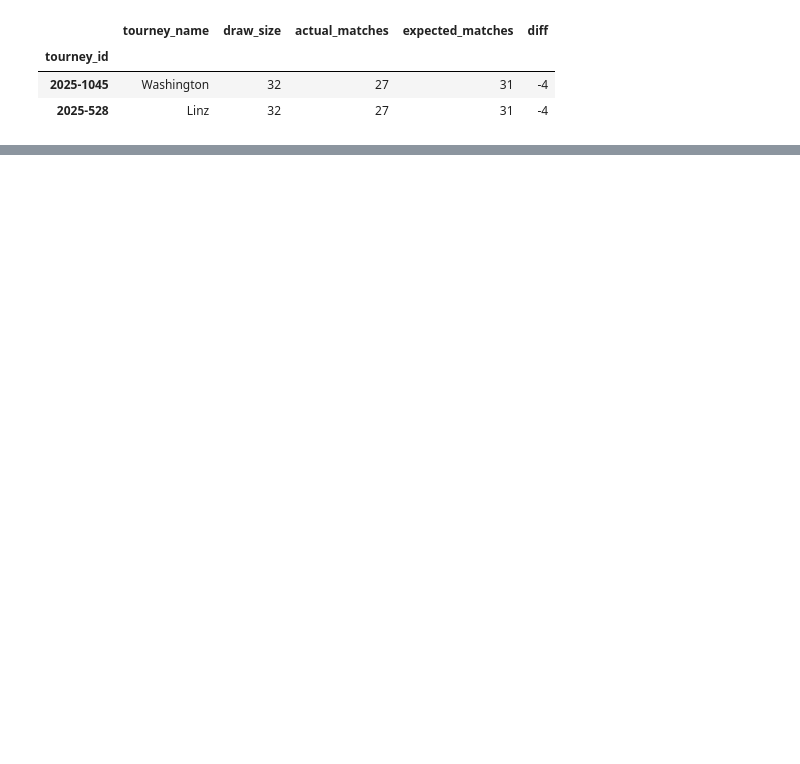
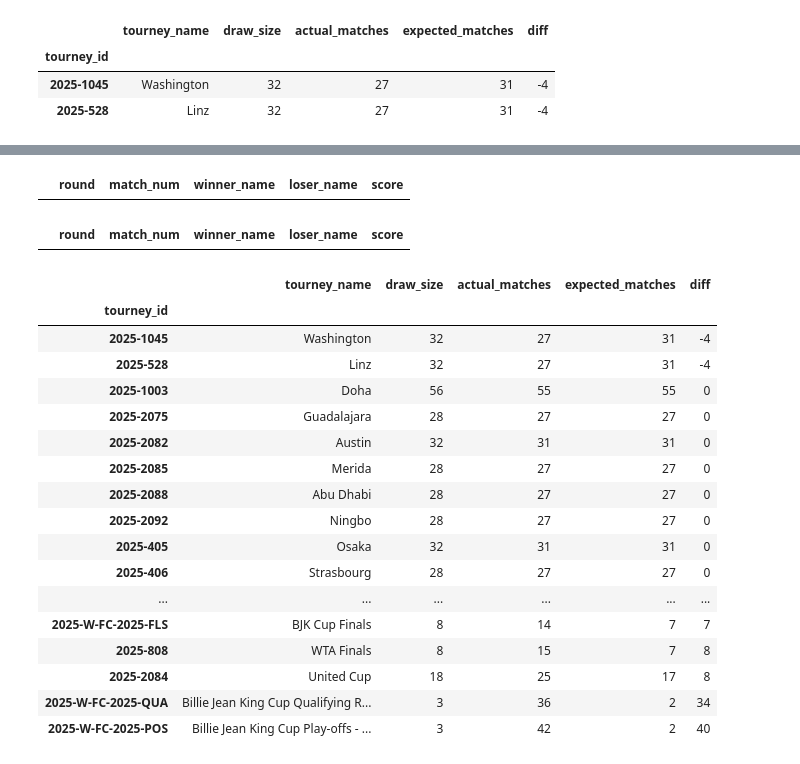
Before and after one commit to anajbellini/DataDeuce, a Jupyter notebook: analysis/source_profiling.ipynb, the cells around one changed output, grey strips where cells are left out. Saved outputs shown, nothing was run; the diff lists cells and outputs as text; code cells hidden in the pictures; blank space fills up the shorter version.

Commit message:
feat: investigate bye handling and draw_size inconsistency across formats
Co-Authored-By: Claude Sonnet 5 <noreply@anthropic.com>

```diff
--- a/analysis/source_profiling.ipynb
+++ b/analysis/source_profiling.ipynb
@@ -430,0 +474,33 @@ wta_mismatches[~known_format]
+# %%
+washington[washington["score"].str.contains(r"[^0-9\-\s()]", na=False)][
+    ["round", "match_num", "winner_name", "loser_name", "score"]
+]
+# %% [output]
+|  | round | match_num | winner_name | loser_name | score |
+# %%
+linz[linz["score"].str.contains(r"[^0-9\-\s()]", na=False)][
+    ["round", "match_num", "winner_name", "loser_name", "score"]
+]
+# %% [output]
+|  | round | match_num | winner_name | loser_name | score |
+# %%
+wta_match_counts.sort_values("diff")
+# %% [output]
+|  | tourney_name | draw_size | actual_matches | expected_matches | diff |
+| tourney_id |  |  |  |  |  |
+| 2025-1045 | Washington | 32 | 27 | 31 | -4 |
+| 2025-528 | Linz | 32 | 27 | 31 | -4 |
+| 2025-1003 | Doha | 56 | 55 | 55 | 0 |
+| 2025-2075 | Guadalajara | 28 | 27 | 27 | 0 |
+| 2025-2082 | Austin | 32 | 31 | 31 | 0 |
+| 2025-2085 | Merida | 28 | 27 | 27 | 0 |
+| 2025-2088 | Abu Dhabi | 28 | 27 | 27 | 0 |
+| 2025-2092 | Ningbo | 28 | 27 | 27 | 0 |
+| 2025-405 | Osaka | 32 | 31 | 31 | 0 |
+| 2025-406 | Strasbourg | 28 | 27 | 27 | 0 |
+| ... | ... | ... | ... | ... | ... |
+| 2025-W-FC-2025-FLS | BJK Cup Finals | 8 | 14 | 7 | 7 |
+| 2025-808 | WTA Finals | 8 | 15 | 7 | 8 |
+| 2025-2084 | United Cup | 18 | 25 | 17 | 8 |
+| 2025-W-FC-2025-QUA | Billie Jean King Cup Qualifying R... | 3 | 36 | 2 | 34 |
+| 2025-W-FC-2025-POS | Billie Jean King Cup Play-offs - ... | 3 | 42 | 2 | 40 |
```
Also changed, not shown: parts of 11 cells of this notebook.
